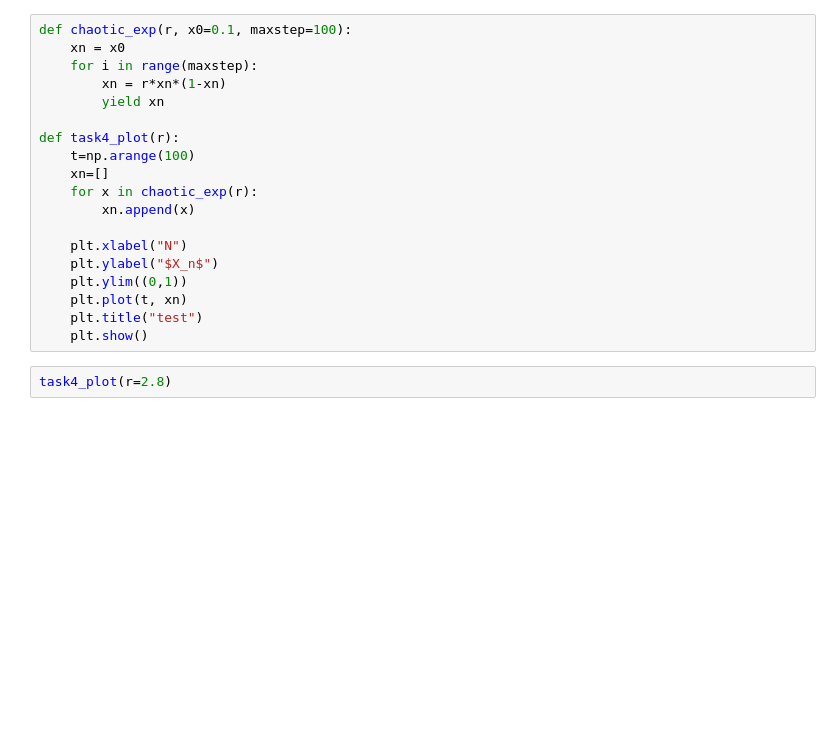
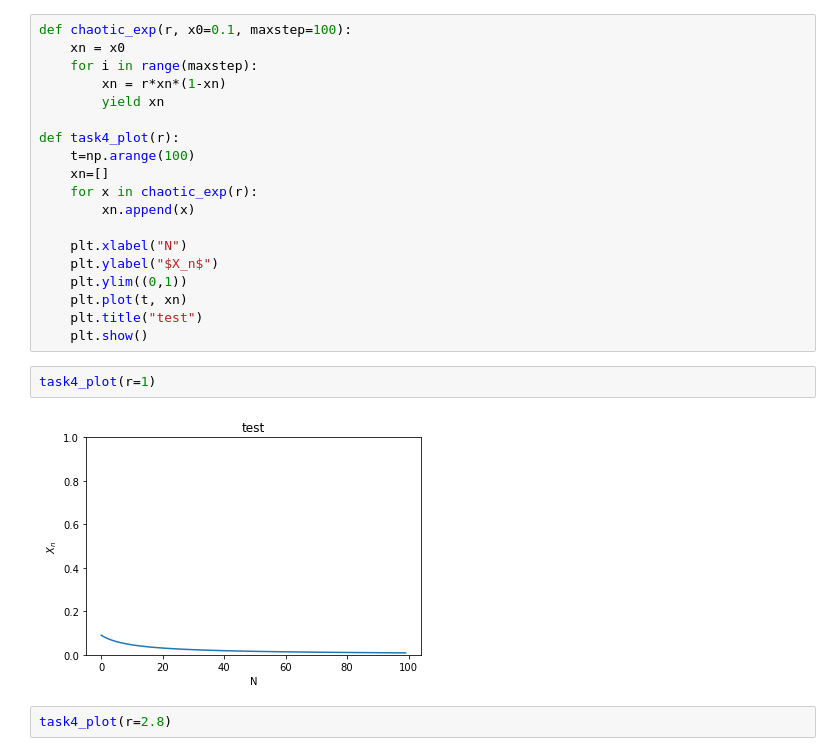
Before and after one commit to Linnore/MLCMS-EX3-GroupK, a Jupyter notebook: task4.ipynb, the cells around one changed output. Drawn from its saved outputs; the diff is of its cells as text; blank space fills up the shorter version.

```diff
--- a/task4.ipynb
+++ b/task4.ipynb
@@ -25,6 +25,10 @@ def task4_plot(r):
     plt.plot(t, xn)
     plt.title("test")
     plt.show()
+# %%
+task4_plot(r=1)
+# %% [output]
+[figure, added]
 # %%
 task4_plot(r=2.8)
 # %% [output]
```
Also changed, not shown: parts of 17 cells of this notebook, 1 other file.
